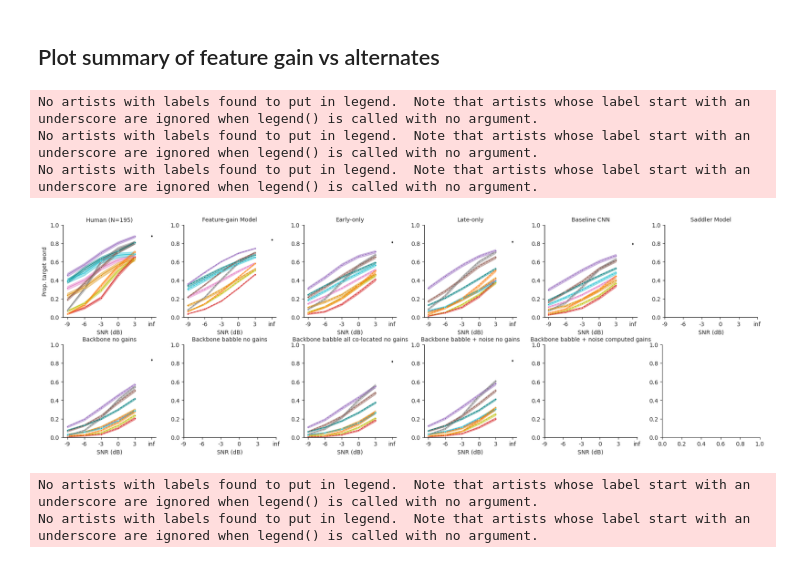
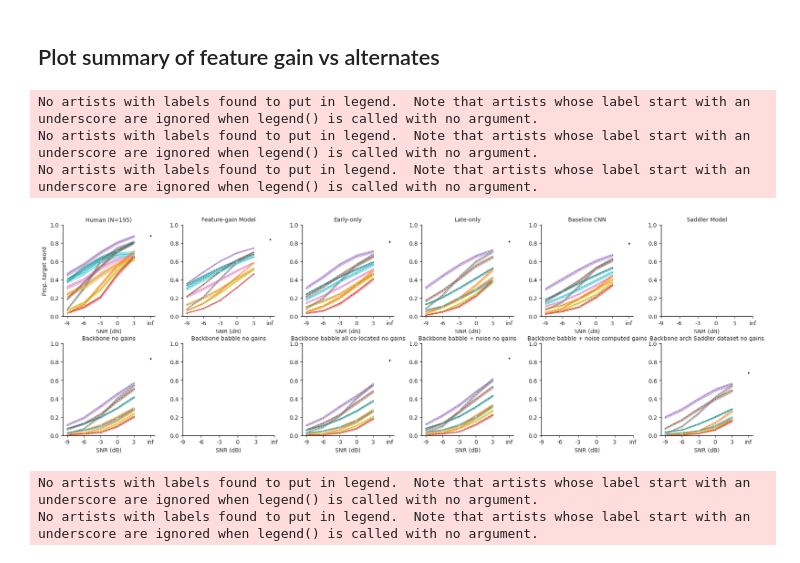
Before and after one commit to mcdermottLab/auditory_attention, a Jupyter notebook: notebooks/Paper_Figs/final_diotic_human_v_model_2024_summary_v10_compare_alt_arch.ipynb, the cells around one changed output. Cells and saved outputs as stored; diff of their text form; code cells hidden in the pictures.

```diff
--- a/notebooks/Paper_Figs/final_diotic_human_v_model_2024_summary_v10_compare_alt_arch.ipynb
+++ b/notebooks/Paper_Figs/final_diotic_human_v_model_2024_summary_v10_compare_alt_arch.ipynb
@@ -1023,10 +1012,11 @@ tick_fontsize = 10
 models = [f'Human (N={N})', 'Feature-gain Model', 'Early-only',
            'Late-only', 'Baseline CNN', 'Saddler Model',
            "Backbone no gains", #"Backbone computed gains", "Backbone learned gains",
-           "Backbone babble no gains", #"Backbone babble computed gains", "Backbone babble computed feature gains",
+        #    "Backbone babble no gains", #"Backbone babble computed gains", "Backbone babble computed feature gains",
            "Backbone babble all co-located no gains", # "Backbone babble all co-located computed gains", "Backbone babble all co-located computed feature gains",
-           "Backbone babble + noise no gains",
-           "Backbone babble + noise computed gains"
+        #    "Backbone babble + noise no gains",
+        #    "Backbone babble + noise computed gains",
+           "Backbone arch Saddler dataset no gains"
            ]
 
 aspect = 3
@@ -1086,34 +1076,34 @@ for ax, model in zip(axs, models):
     # set line thickness for pannel
     for axis in ['bottom','left']:
         ax.spines[axis].set_linewidth(line_thickness)
         ax.spines[axis].set_color('k')
 
 # remove legend
 # g._legend.remove()
 sns.despine()
 for ix in range(n_models):
     axs[ix].legend().remove()
 for ix in range(1,len(axs)):
     axs[ix].set_ylabel("", fontsize=fontsize)
 
 axs[0].set_ylabel("Prop. target word", fontsize=fontsize)
 
 # move axs[1] legend
 # axs[-1].legend(loc='upper left', bbox_to_anchor=(1, 1), fontsize=fontsize)
 
 
 # set space between pannels
 # plt.subplots_adjust(wspace=0.25)
 #
 plt.tight_layout()
 # plt.savefig(outfig_dest/'human_v_model_acc_for_poster.pdf', transparent=True, bbox_inches='tight')
 
 # adjust w space
 # %% [output]
 No artists with labels found to put in legend.  Note that artists whose label start with an underscore are ignored when legend() is called with no argument.
 No artists with labels found to put in legend.  Note that artists whose label start with an underscore are ignored when legend() is called with no argument.
 No artists with labels found to put in legend.  Note that artists whose label start with an underscore are ignored when legend() is called with no argument.
-[figure, old version]
+[figure, new version]
 # %%
 # df_to_plot = combined[(combined.condition!='audioset') & (combined.snr > -12)]
 sns.set_style('ticks')
```
Also changed, not shown: parts of 18 cells of this notebook, 10 other files.
